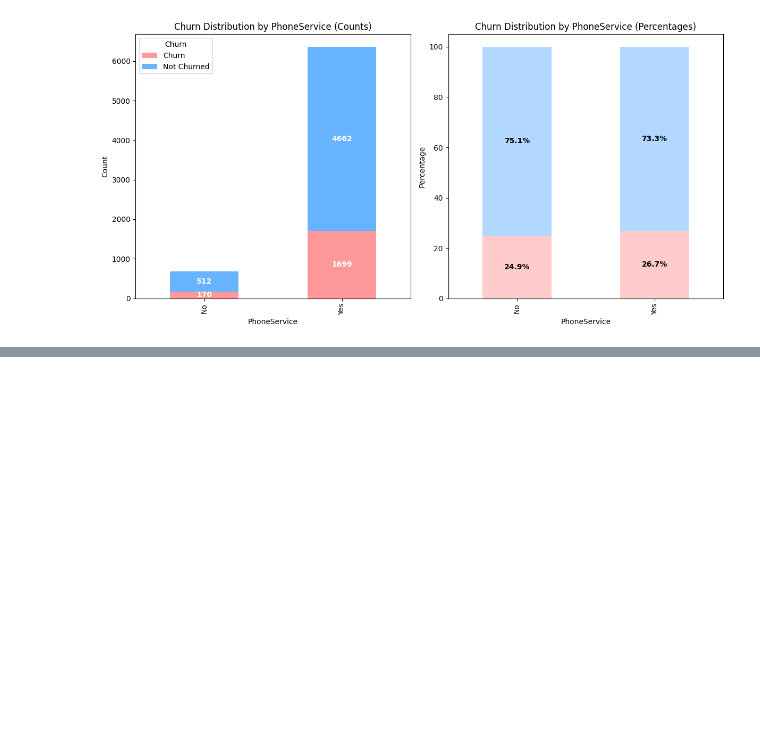
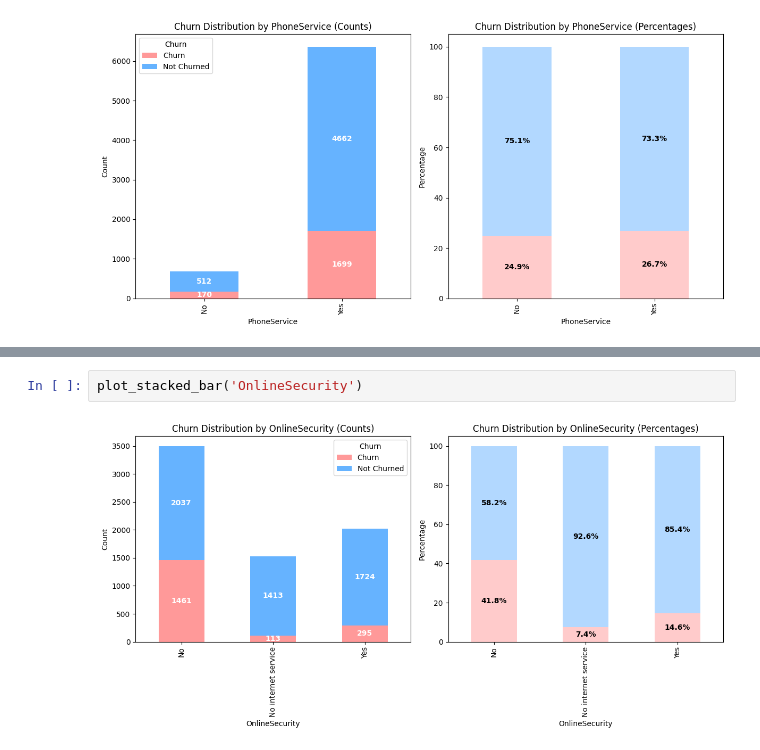
Before and after one commit to Sanket2102/churn-prediction, a Jupyter notebook: Churn Prediction/basic_analysis.ipynb, the cells around one changed output, grey strips where cells are left out. Saved outputs shown, nothing was run; the diff lists cells and outputs as text; blank space fills up the shorter version.

```diff
--- a/Churn Prediction/basic_analysis.ipynb
+++ b/Churn Prediction/basic_analysis.ipynb
@@ -150,0 +159,4 @@ plot_stacked_bar('PhoneService')
+# %%
+plot_stacked_bar('OnlineSecurity')
+# %% [output]
+[figure, added]
```
Also changed, not shown: parts of 19 cells of this notebook.
